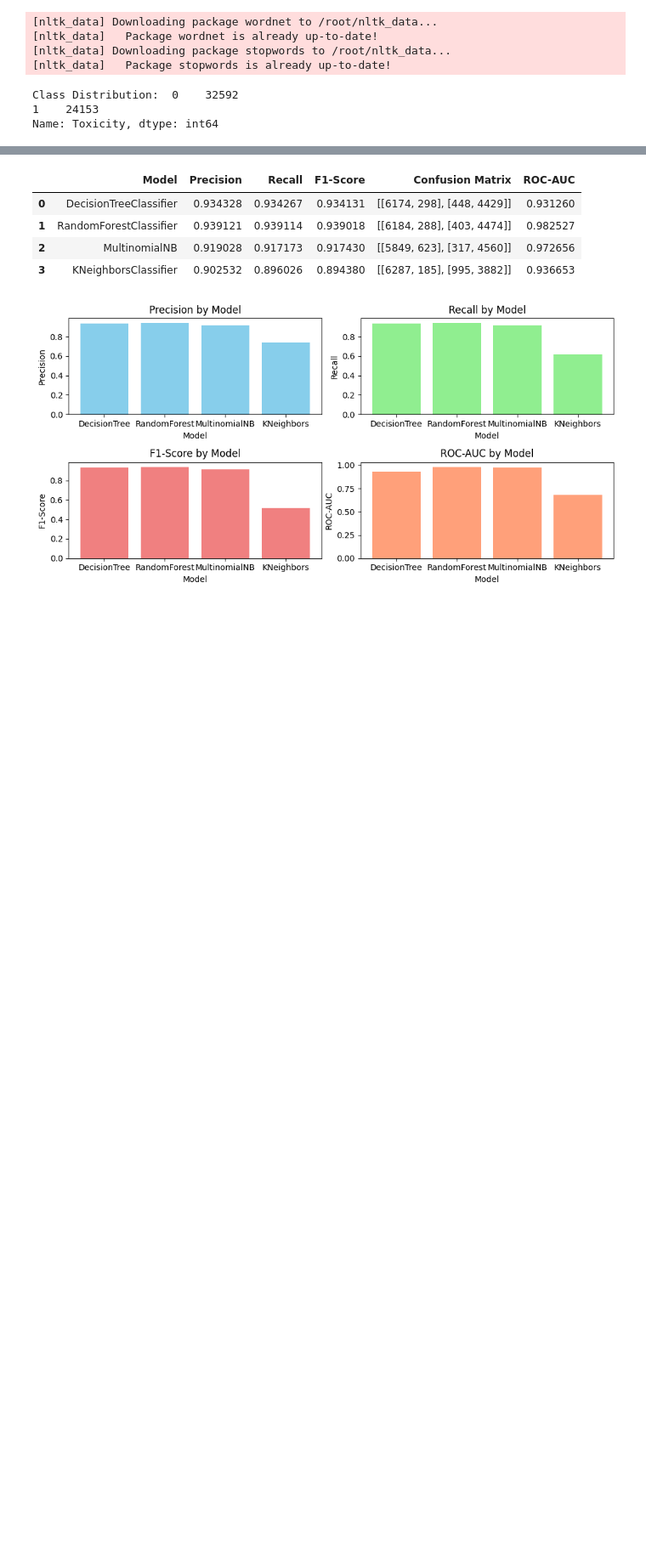
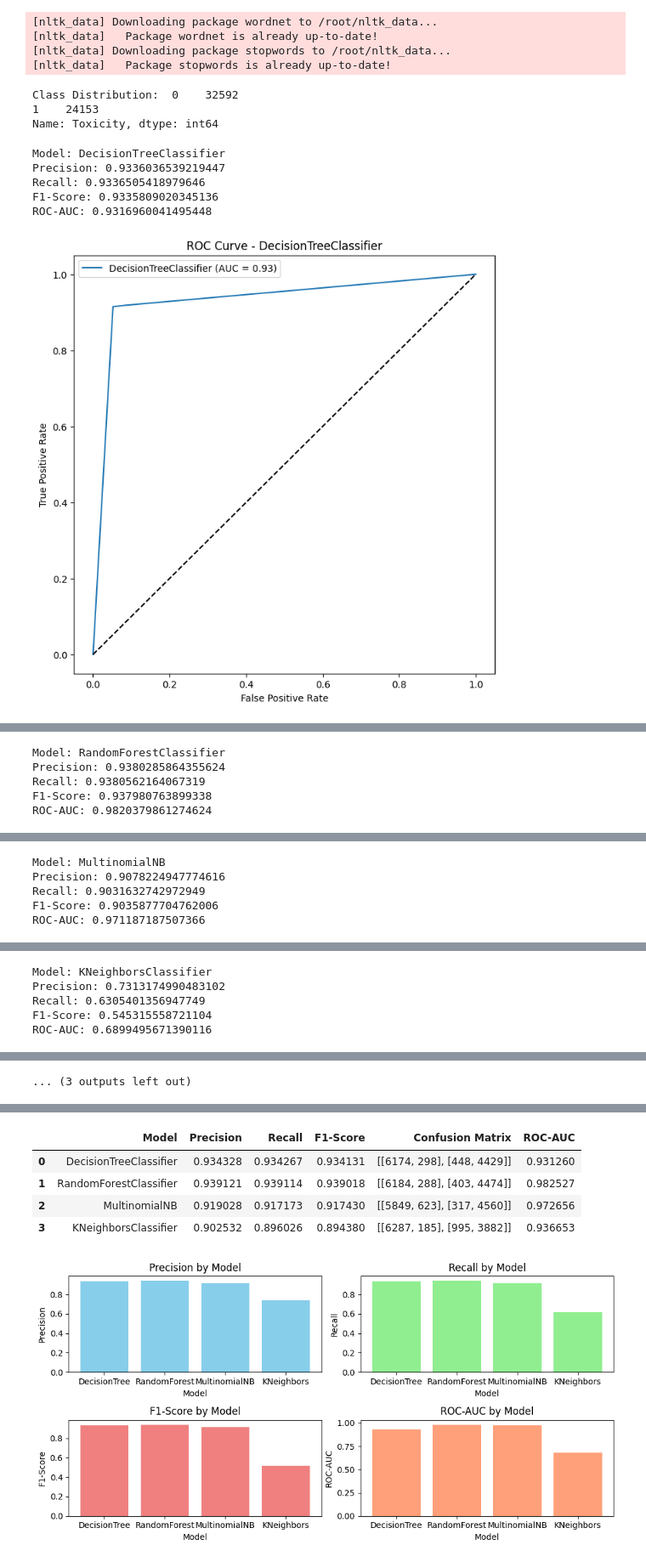
Before and after one commit to Shyams728/machine_learning_projects, a Jupyter notebook: toxic_tweets.ipynb, the cells around one changed output, grey strips where cells are left out. Shown: that part at 85% size. Cells and saved outputs as stored; diff of their text form; code cells hidden in the pictures; blank space fills up the shorter version.

```diff
--- a/toxic_tweets.ipynb
+++ b/toxic_tweets.ipynb
@@ -144,3 +192,12 @@ def model_training_and_evaluation(x, y):
 Class Distribution:  0    32592
 1    24153
 Name: Toxicity, dtype: int64
+# %%
+tfidf = model_training_and_evaluation(X_tfidf, df['Toxicity'])
+# %% [output]
+Model: DecisionTreeClassifier
+Precision: 0.9336036539219447
+Recall: 0.9336505418979646
+F1-Score: 0.9335809020345136
+ROC-AUC: 0.9316960041495448
+[figure, added]
@@ -146,0 +205,5 @@ Name: Toxicity, dtype: int64
+Model: RandomForestClassifier
+Precision: 0.9380285864355624
+Recall: 0.9380562164067319
+F1-Score: 0.937980763899338
+ROC-AUC: 0.9820379861274624
@@ -146,0 +212,5 @@ Name: Toxicity, dtype: int64
+Model: MultinomialNB
+Precision: 0.9078224947774616
+Recall: 0.9031632742972949
+F1-Score: 0.9035877704762006
+ROC-AUC: 0.971187187507366
@@ -146,0 +219,5 @@ Name: Toxicity, dtype: int64
+Model: KNeighborsClassifier
+Precision: 0.7313174990483102
+Recall: 0.6305401356947749
+F1-Score: 0.545315558721104
+ROC-AUC: 0.6899495671390116
@@ -146,0 +226 @@ Name: Toxicity, dtype: int64
+... (3 outputs left out)
```
Also changed, not shown: parts of 6 cells of this notebook.
